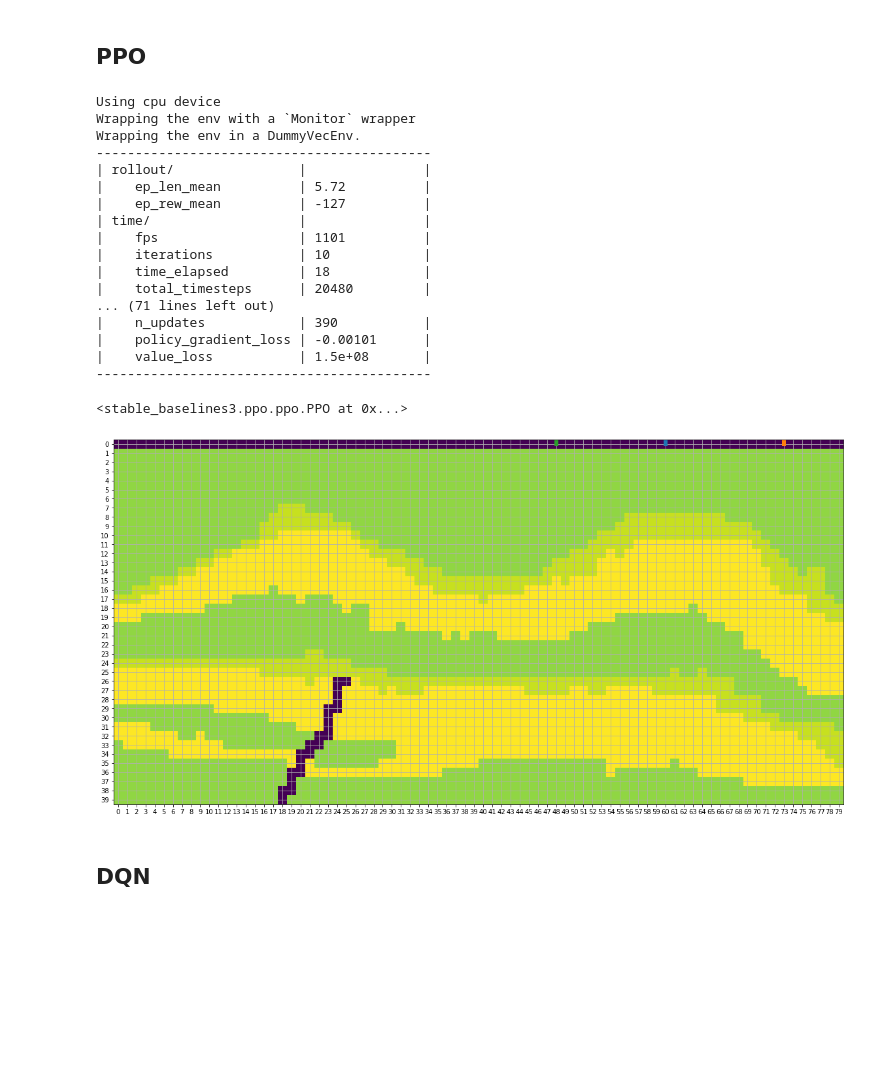
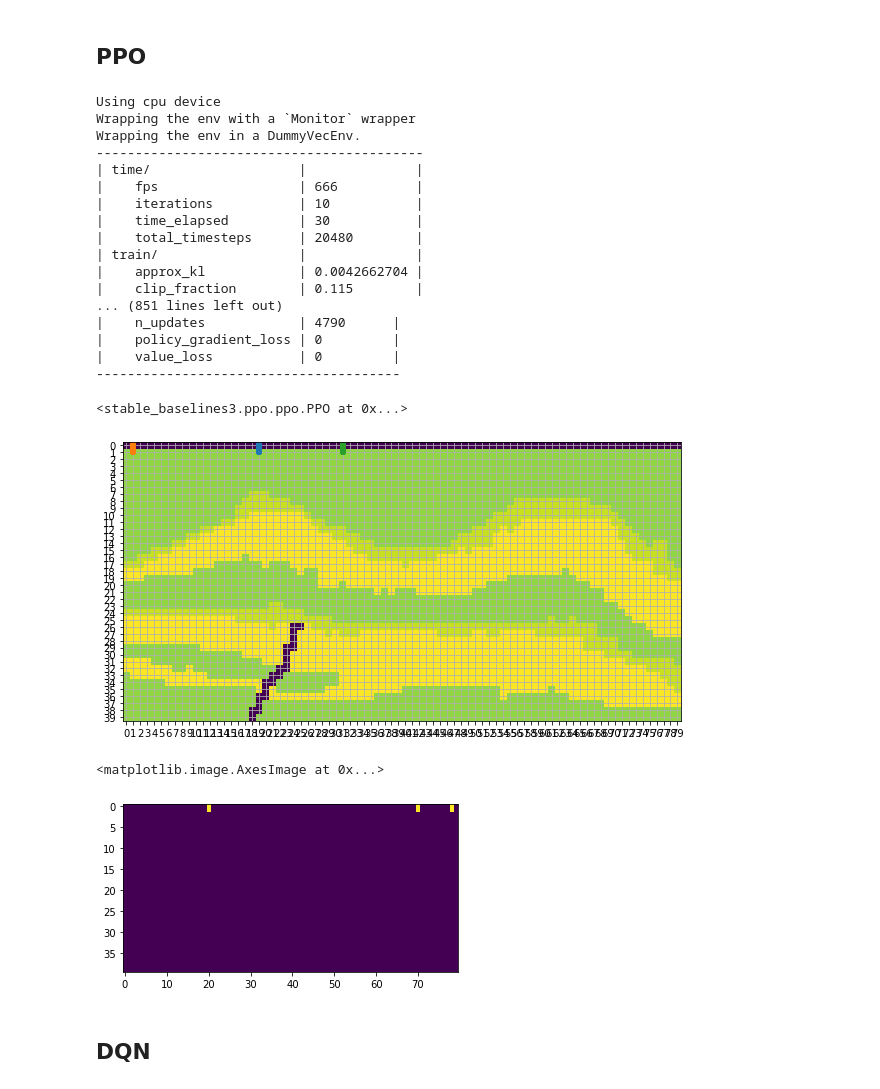
Before and after one commit to svpoludasu/wildcatter, a Jupyter notebook: examples/Trial 1 - Custom Environment.ipynb, the cells around one changed output. Cells and saved outputs as stored; diff of their text form; code cells hidden in the pictures; blank space fills up the shorter version.

```diff
--- a/examples/Trial 1 - Custom Environment.ipynb
+++ b/examples/Trial 1 - Custom Environment.ipynb
@@ -493,7 +508,7 @@ class RewardDriller(Env):  # type: ignore
 # %% [markdown]
 # Test Environment
 # %%
-env_config = dict(model_path=r"data/2d_stacked.csv", available_pipe=70, num_wells = 3, delim=",")
+# env_config = dict(model_path=r"data/2d_stacked.csv", available_pipe=70, num_wells = 3, delim=",")
 
 env = RewardDriller(env_config)
 
@@ -519,7 +534,7 @@ for episode in range(1,episodes+1):
     while not done:
         action = env.action_space.sample()
         state, reward, done, info = env.step(action)
-#         print(f"    Total Reward: {reward}")
+        print(f"    Total Reward: {reward}")
 
     for i in range(0,env.num_wells):
         traj_z, traj_x = np.asarray(env.multi_trajectory[i]).T
@@ -544,62 +562,65 @@ Beginning Drill Campaign: 1
 from stable_baselines3 import PPO
 
 # More the number of wells, more time to train
-env_config = dict(model_path=r"data/2d_stacked.csv", available_pipe=70, num_wells = 3, delim=",")
+# env_config = dict(model_path=r"data/2d_stacked.csv", available_pipe=70, num_wells = 3, delim=",")
 env = RewardDriller(env_config)
 
 ppo = PPO("MlpPolicy", env, verbose=1)
-ppo.learn(total_timesteps = 100_000, log_interval=10)
+ppo.learn(total_timesteps = 1000_000, log_interval=10)
 # %% [output]
 Using cpu device
 Wrapping the env with a `Monitor` wrapper
 Wrapping the env in a DummyVecEnv.
--------------------------------------------
-| rollout/                |               |
-|    ep_len_mean          | 5.72          |
-|    ep_rew_mean          | -127          |
-| time/                   |               |
-|    fps                  | 1101          |
-|    iterations           | 10            |
-|    time_elapsed         | 18            |
-|    total_timesteps      | 20480         |
-... (71 lines left out)
-|    n_updates            | 390           |
-|    policy_gradient_loss | -0.00101      |
-|    value_loss           | 1.5e+08       |
--------------------------------------------
+------------------------------------------
+| time/                   |              |
+|    fps                  | 666          |
+|    iterations           | 10           |
+|    time_elapsed         | 30           |
+|    total_timesteps      | 20480        |
+| train/                  |              |
+|    approx_kl            | 0.0042662704 |
+|    clip_fraction        | 0.115        |
+... (851 lines left out)
+|    n_updates            | 4790      |
+|    policy_gradient_loss | 0         |
+|    value_loss           | 0         |
+---------------------------------------
 <stable_baselines3.ppo.ppo.PPO at 0x...>
 # %%
 # env_config = dict(model_path=r"data/2d_stacked.csv", available_pipe=70, num_wells = 3, delim=",")
 env = RewardDriller(env_config)
 
-plt.figure(figsize=(20, 20))
+plt.figure(figsize=(10, 10))
 plt.imshow(env.model, vmin=-10, vmax=2)
 
 episodes = 1
 for episode in range(1, episodes + 1):
 #     print("Beginning Drill Campaign:", episode)
     state = env.reset()
     done = False
 #     reward = 0
 
     while not done:
-        action, _states = model.predict(state)
+        action, _states = ppo.predict(state)
         state, reward, done, info = env.step(action)
 #         print(f"    Reward: {reward}")
-
-
 
     for i in range(0,env.num_wells):
         traj_z, traj_x = np.asarray(env.multi_trajectory[i]).T
         plt.plot(traj_x, traj_z, "-", linewidth=6)
 
     plt.xticks(np.arange(0, 80, 1.0))
     plt.yticks(np.arange(0, 40, 1.0))
     plt.xlim([-0.5, 79.5])
     plt.ylim([39.5, -0.5])
     plt.grid()
 # %% [output]
-[figure, old version]
+[figure, new version]
+# %%
+plt.imshow(env.state,)
+# %% [output]
+<matplotlib.image.AxesImage at 0x...>
+[figure, added]
 # %% [markdown]
 ## DQN
 # %%
```
Also changed, not shown: parts of 2 cells of this notebook.
